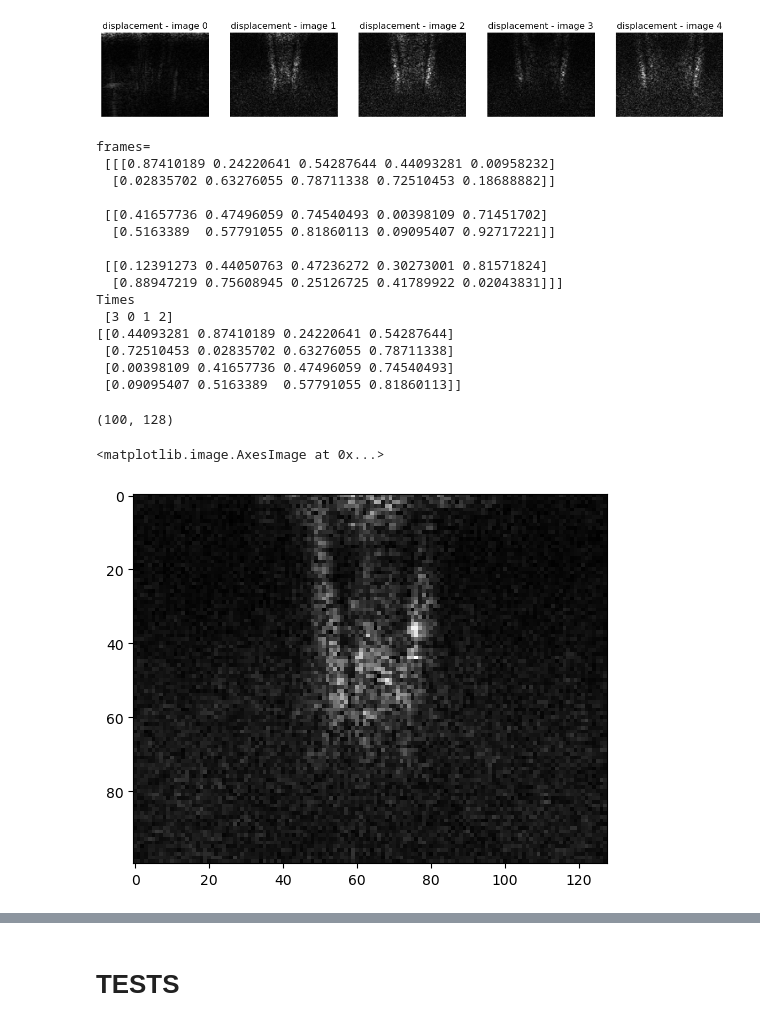
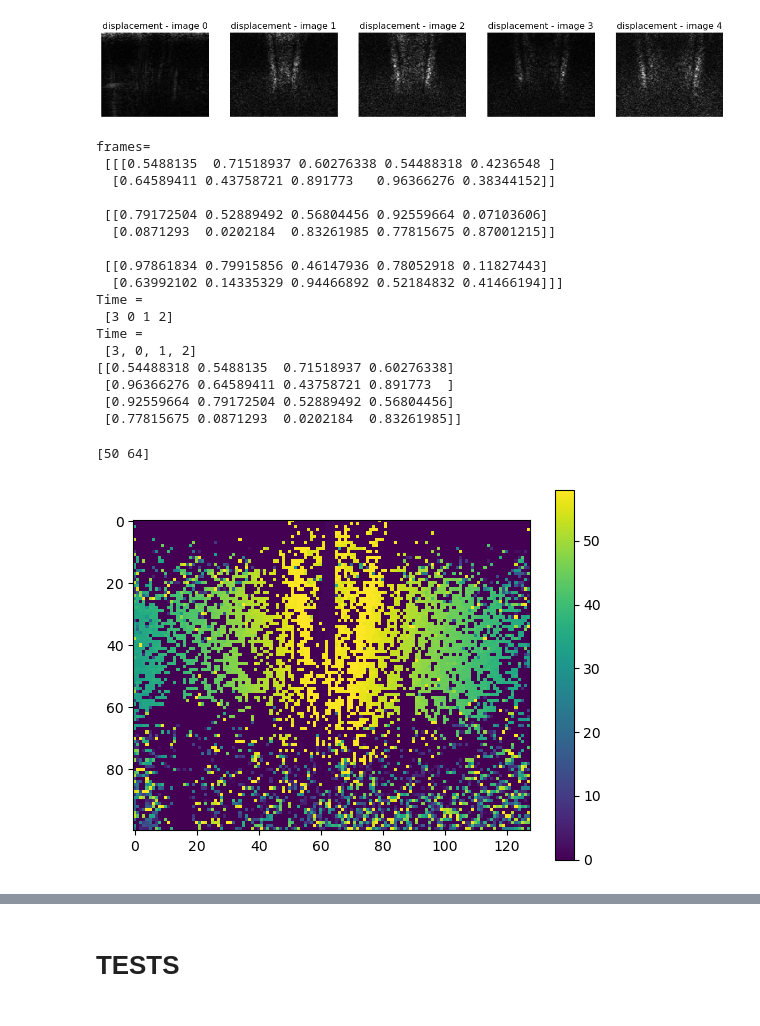
Before and after one commit to MalekSalah/Imagerie-medicale-beamforming-, a Jupyter notebook: notebooks/elastographu.ipynb, the cells around one changed output, grey strips where cells are left out. Saved outputs shown, nothing was run; the diff lists cells and outputs as text; code cells hidden in the pictures.

```diff
--- a/notebooks/elastographu.ipynb
+++ b/notebooks/elastographu.ipynb
@@ -70,6 +70,7 @@ def biased_cc(x_ref, x, dt, frames):
     return (res/T)
 # %%
 # Test the biased_cc function
+np.random.seed(0)
 x_ref = np.array([0,0])
 x = np.array([[0,0],[0,1],[1,0],[1,1]])
 frames = np.random.rand(3,2,5)
@@ -80,25 +81,30 @@ dt = 1
 Ux_ref = frames[x_ref[0], x_ref[1], 0:T]
 Ux_ref = np.tile(Ux_ref[np.newaxis,:], reps = (x.shape[0],1))
 
-Time = np.mod(np.arange(0,T) - dt, T)
+Time = [ i-dt + T if i-dt < 0 else i-dt for i in range(T)]
+time2 = np.mod(np.arange(T) - dt, T).astype(int)
+print("Time =\n", time2)
+print("Time =\n", Time)
 Ux = frames[x[:,0],x[:,1], 0:T]
-Ux = Ux[:,Time]
+Ux = Ux[:,time2]
 
 # check shapes
 print(Ux)
 # %% [output]
 frames=
- [[[0.87410189 0.24220641 0.54287644 0.44093281 0.00958232]
-  [0.02835702 0.63276055 0.78711338 0.72510453 0.18688882]]
+ [[[0.5488135  0.71518937 0.60276338 0.54488318 0.4236548 ]
+  [0.64589411 0.43758721 0.891773   0.96366276 0.38344152]]
 
- [[0.41657736 0.47496059 0.74540493 0.00398109 0.71451702]
-  [0.5163389  0.57791055 0.81860113 0.09095407 0.92717221]]
+ [[0.79172504 0.52889492 0.56804456 0.92559664 0.07103606]
+  [0.0871293  0.0202184  0.83261985 0.77815675 0.87001215]]
 
- [[0.12391273 0.44050763 0.47236272 0.30273001 0.81571824]
-  [0.88947219 0.75608945 0.25126725 0.41789922 0.02043831]]]
-Times
+ [[0.97861834 0.79915856 0.46147936 0.78052918 0.11827443]
+  [0.63992102 0.14335329 0.94466892 0.52184832 0.41466194]]]
+Time =
  [3 0 1 2]
-[[0.44093281 0.87410189 0.24220641 0.54287644]
- [0.72510453 0.02835702 0.63276055 0.78711338]
- [0.00398109 0.41657736 0.47496059 0.74540493]
- [0.09095407 0.5163389  0.57791055 0.81860113]]
+Time =
+ [3, 0, 1, 2]
+[[0.54488318 0.5488135  0.71518937 0.60276338]
+ [0.96366276 0.64589411 0.43758721 0.891773  ]
+ [0.92559664 0.79172504 0.52889492 0.56804456]
+ [0.77815675 0.0871293  0.0202184  0.83261985]]
@@ -105,25 +119,39 @@ Times
+# %%
+def biased_cc_map(x_ref, x, dt, frames):
+    cc_displacement_map = np.zeros((frames.shape[0], frames.shape[1], frames.shape[2]+1))
+    for tau in range(cc_displacement_map.shape[2]):
+        cc = biased_cc(x_ref, x, tau, frames)
+        r = np.reshape(cc, frames.shape[:2], order='F')
+        cc_displacement_map[:,:,tau] = r
+
+    return (cc_displacement_map)
+# %%
+print(x_ref)
+# %% [output]
+[50 64]
+# %%
+maps = biased_cc_map(x_ref, x, 1, displacements)
+T_hat = np.argmax(maps, axis=2)
+# %%
+# Plot the time of flight
+plt.imshow(T_hat)
+plt.colorbar()
+plt.show()
+# %% [output]
+[figure, added]
 # %%
-# form a matrix of all possible pairs of pixels
-# (x,y) coordinates of all pixels
-X, Y = np.meshgrid(np.arange(displacements.shape[0]), np.arange(displacements.shape[1]))
-# flatten the matrices
-X = X.flatten()
-Y = Y.flatten()
-# concatenate the coordinates
-x = np.stack((X, Y), axis=1)
 
+
+peek = 58
 ## compute the correlation between the pixel at x_ref and all other pixels
-# x_ref = (np.array(displacements.shape[:2])/2).astype(int)
-x_ref = np.array([0, 0])
-cc = biased_cc(x_ref, x, 57, displacements)
+x_ref = (np.array(displacements.shape[:2])/2).astype(int)
+# x_ref = np.array([0, 0])
+cc = biased_cc(x_ref, x, peek, displacements)
 r = np.reshape(cc, displacements.shape[:2], order='F')
 print(r.shape)
 
-plt.imshow(r, cmap='gray')
+# Check if the cross_correlation_map is correct
+print(np.allclose(r, cc_displacement_map[:,:,peek]))
-# %% [output]
-(100, 128)
-<matplotlib.image.AxesImage at 0x...>
-[figure, removed]
 # %%
 # Plot the correlation each 10 steps
 fig, axs = plt.subplots(1, 5, figsize=(15, 5))
```
Also changed, not shown: parts of 4 cells of this notebook.
